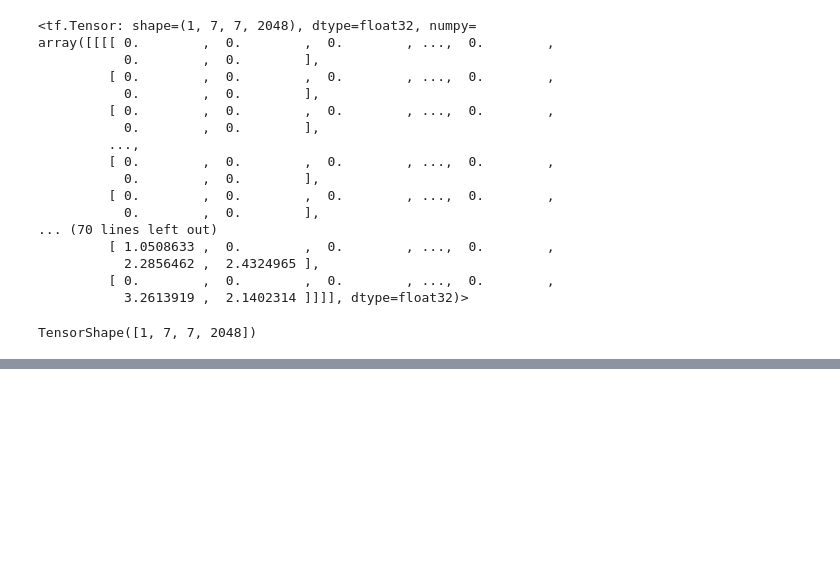
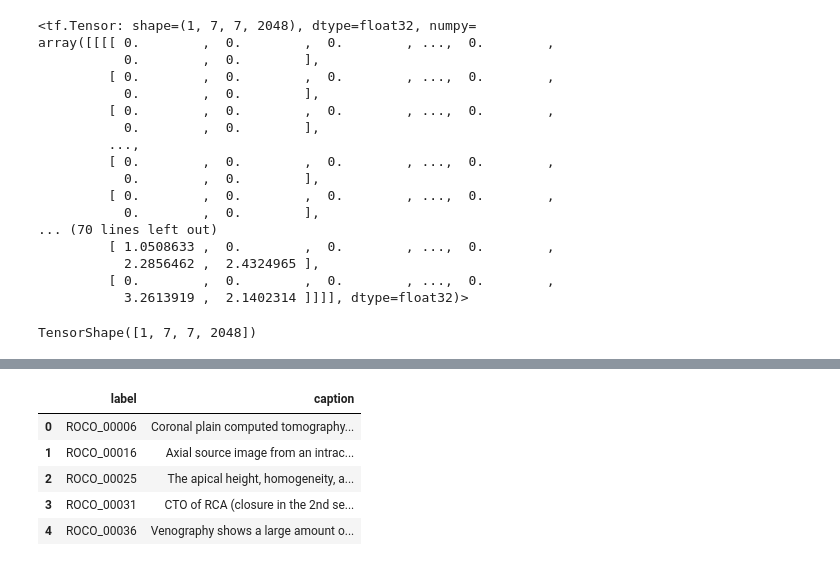
Before and after one commit to SpringBoard795/PicasoPhrase_Infosys_Internship_Nov2024, a Jupyter notebook: Soundarya/Model_building.ipynb, the cells around one changed output, grey strips where cells are left out. Saved outputs shown, nothing was run; the diff lists cells and outputs as text; code cells hidden in the pictures; blank space fills up the shorter version.

```diff
--- a/Soundarya/Model_building.ipynb
+++ b/Soundarya/Model_building.ipynb
@@ -252,0 +273,10 @@ TensorShape([1, 7, 7, 2048])
+# %%
+data.columns=['label','caption']
+data.head()
+# %% [output]
+|  | label | caption |
+| 0 | ROCO_00006 | Coronal plain computed tomography... |
+| 1 | ROCO_00016 | Axial source image from an intrac... |
+| 2 | ROCO_00025 | The apical height, homogeneity, a... |
+| 3 | ROCO_00031 | CTO of RCA (closure in the 2nd se... |
+| 4 | ROCO_00036 | Venography shows a large amount o... |
```
Also changed, not shown: parts of 37 cells of this notebook.
